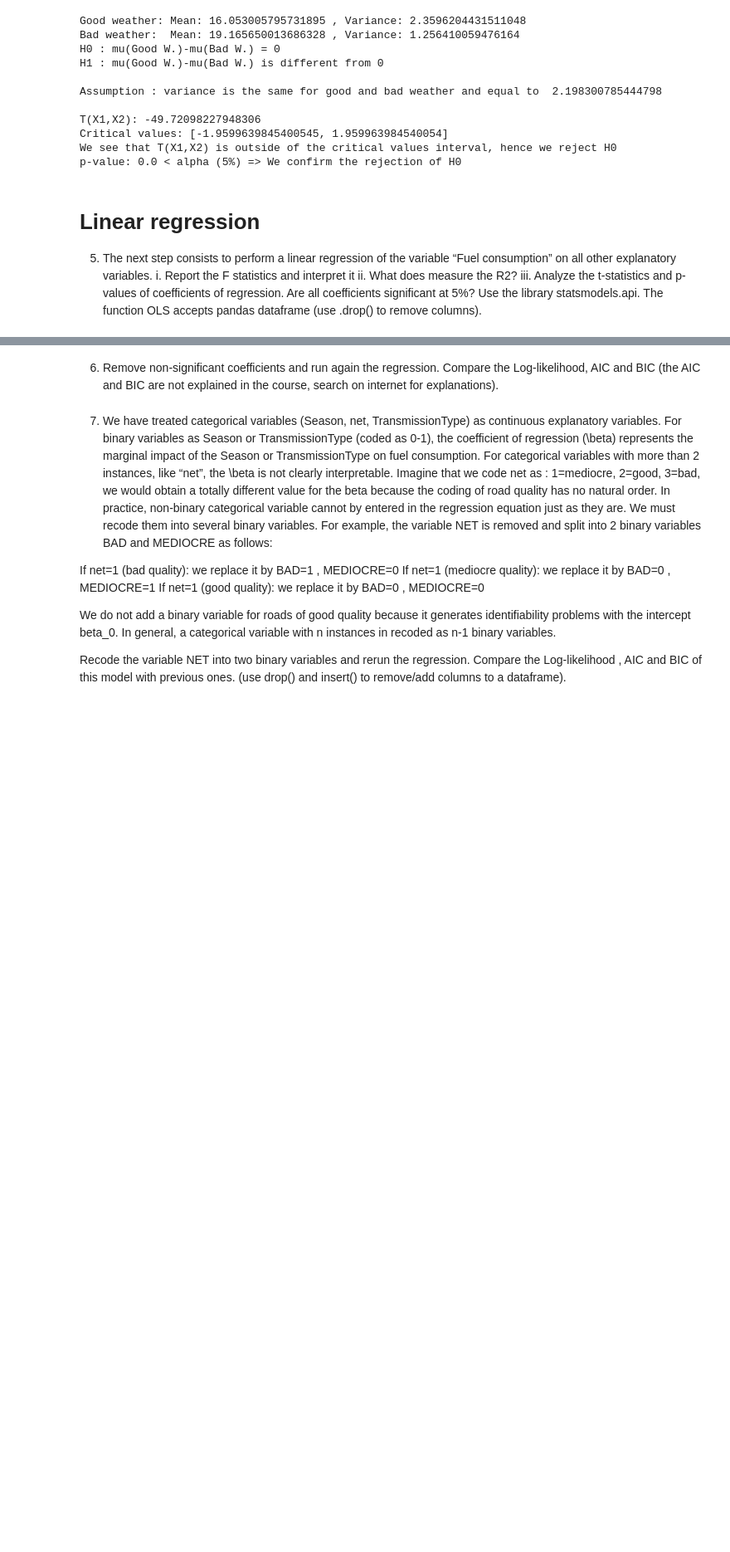
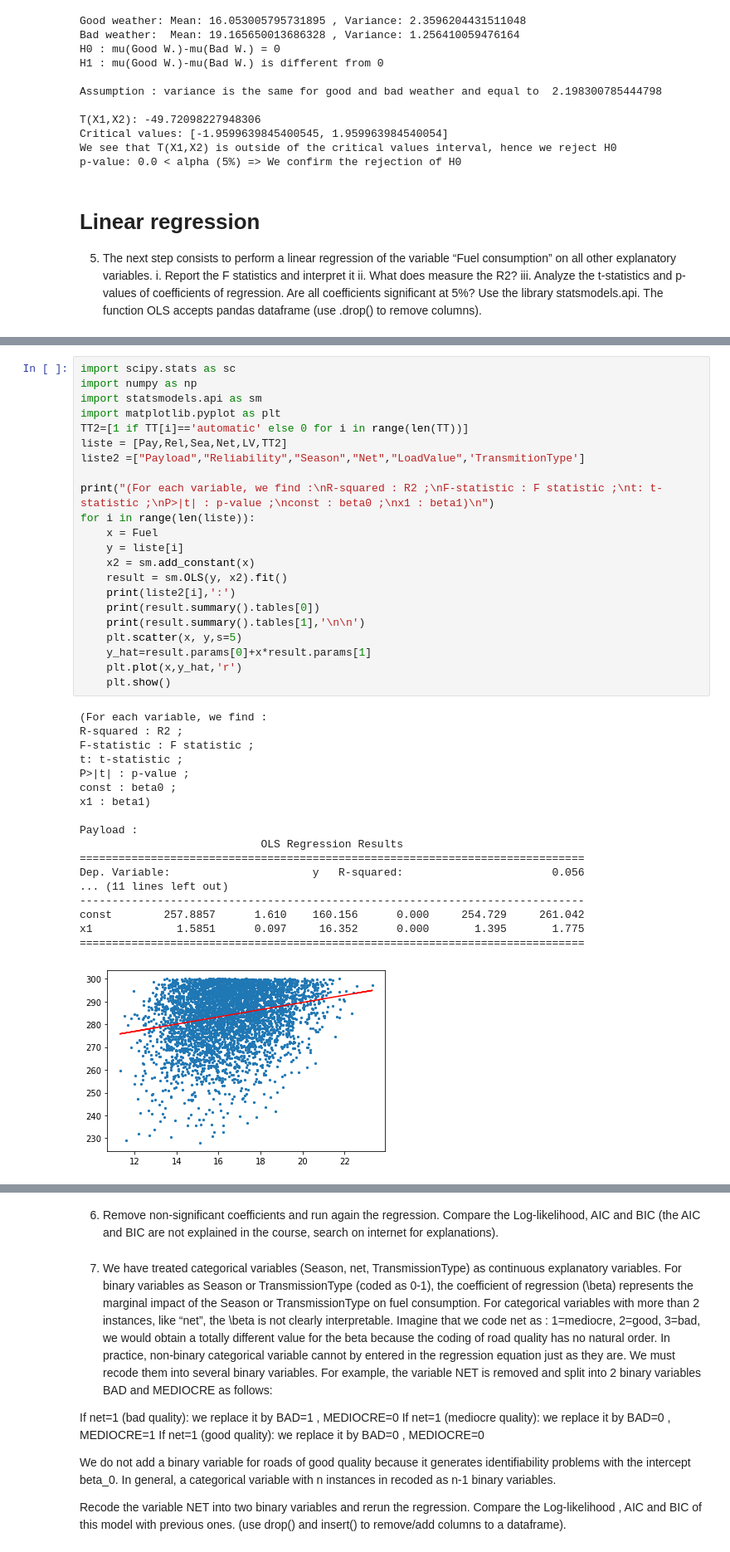
Before and after one commit to Smessens/SImonSimonHack, a Jupyter notebook: Hackathon2.ipynb, the cells around one changed output, grey strips where cells are left out. Shown at 83% size. Cells and saved outputs as stored; diff of their text form; blank space fills up the shorter version.

Commit message:
regression linéaire

```diff
--- a/Hackathon2.ipynb
+++ b/Hackathon2.ipynb
@@ -269,0 +196,41 @@ Interval confidence of beta1 = [-81.0284 , -74.5646]
+# %%
+import scipy.stats as sc
+import numpy as np
+import statsmodels.api as sm
+import matplotlib.pyplot as plt
+TT2=[1 if TT[i]=='automatic' else 0 for i in range(len(TT))]
+liste = [Pay,Rel,Sea,Net,LV,TT2]
+liste2 =["Payload","Reliability","Season","Net","LoadValue",'TransmitionType']
+
+print("(For each variable, we find :\nR-squared : R2 ;\nF-statistic : F statistic ;\nt: t-statistic ;\nP>|t| : p-value ;\nconst : beta0 ;\nx1 : beta1)\n")
+for i in range(len(liste)):
+    x = Fuel
+    y = liste[i]
+    x2 = sm.add_constant(x)
+    result = sm.OLS(y, x2).fit()
+    print(liste2[i],':')
+    print(result.summary().tables[0])
+    print(result.summary().tables[1],'\n\n')
+    plt.scatter(x, y,s=5)
+    y_hat=result.params[0]+x*result.params[1]
+    plt.plot(x,y_hat,'r')
+    plt.show()
+# %% [output]
+(For each variable, we find :
+R-squared : R2 ;
+F-statistic : F statistic ;
+t: t-statistic ;
+P>|t| : p-value ;
+const : beta0 ;
+x1 : beta1)
+
+Payload :
+                            OLS Regression Results
+==============================================================================
+Dep. Variable:                      y   R-squared:                       0.056
+... (11 lines left out)
+------------------------------------------------------------------------------
+const        257.8857      1.610    160.156      0.000     254.729     261.042
+x1             1.5851      0.097     16.352      0.000       1.395       1.775
+==============================================================================
+[figure, added]
```
Also changed, not shown: parts of 4 cells of this notebook.
